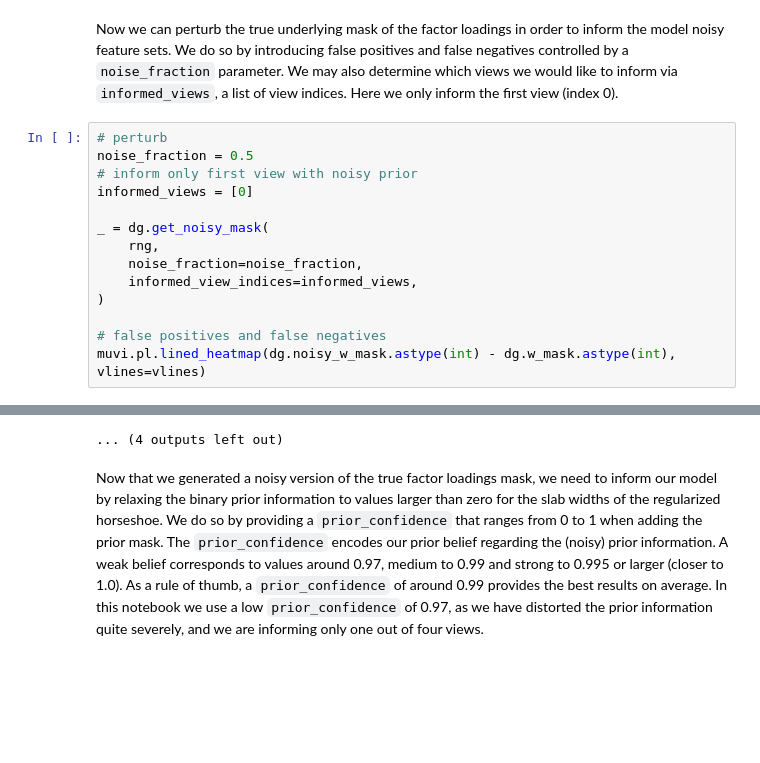
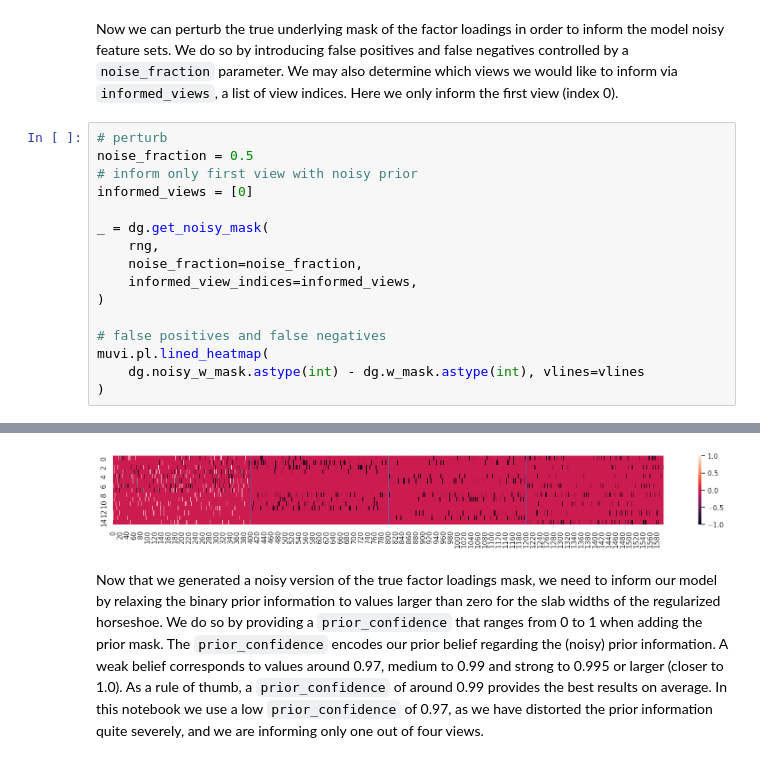
Before and after one commit to bioFAM/mofaflex-analysis, a Jupyter notebook: muvi_experiments/1_synthetic.ipynb, the cells around one changed output, grey strips where cells are left out. Drawn from its saved outputs; the diff is of its cells as text; blank space fills up the shorter version.

```diff
--- a/muvi_experiments/1_synthetic.ipynb
+++ b/muvi_experiments/1_synthetic.ipynb
@@ -96,5 +93,7 @@ _ = dg.get_noisy_mask(
 )
 
 # false positives and false negatives
-muvi.pl.lined_heatmap(dg.noisy_w_mask.astype(int) - dg.w_mask.astype(int), vlines=vlines)
+muvi.pl.lined_heatmap(
+    dg.noisy_w_mask.astype(int) - dg.w_mask.astype(int), vlines=vlines
+)
 # %% [output]
@@ -113,4 +108,4 @@ muvi.pl.lined_heatmap(dg.noisy_w_mask.astype(int) - dg.w_mask.astype(int), vline
-... (4 outputs left out)
+[figure, added]
 # %% [markdown]
 Now that we generated a noisy version of the true factor loadings mask, we need to inform our model by relaxing the binary prior information to values larger than zero for the slab widths of the regularized horseshoe. We do so by providing a `prior_confidence` that ranges from 0 to 1 when adding the prior mask. The `prior_confidence` encodes our prior belief regarding the (noisy) prior information. A weak belief corresponds to values around 0.97, medium to 0.99 and strong to 0.995 or larger (closer to 1.0). As a rule of thumb, a `prior_confidence` of around 0.99 provides the best results on average. In this notebook we use a low `prior_confidence` of 0.97, as we have distorted the prior information quite severely, and we are informing only one out of four views.
 # %%
```
Also changed, not shown: parts of 17 cells of this notebook.
